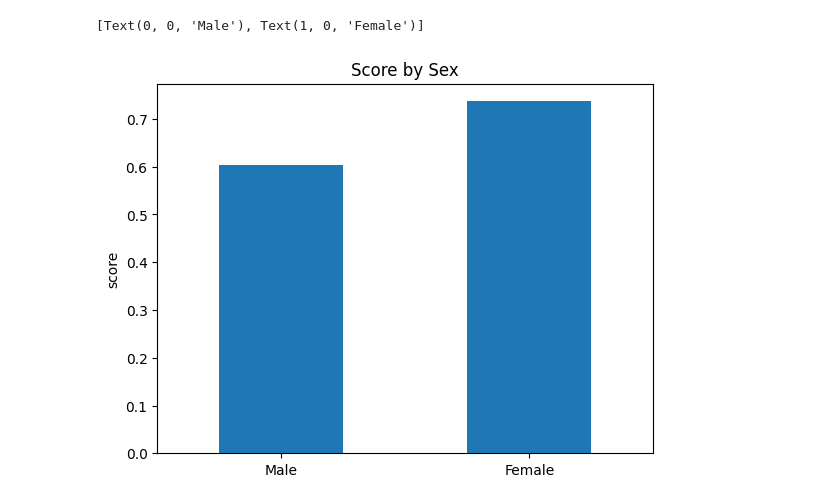
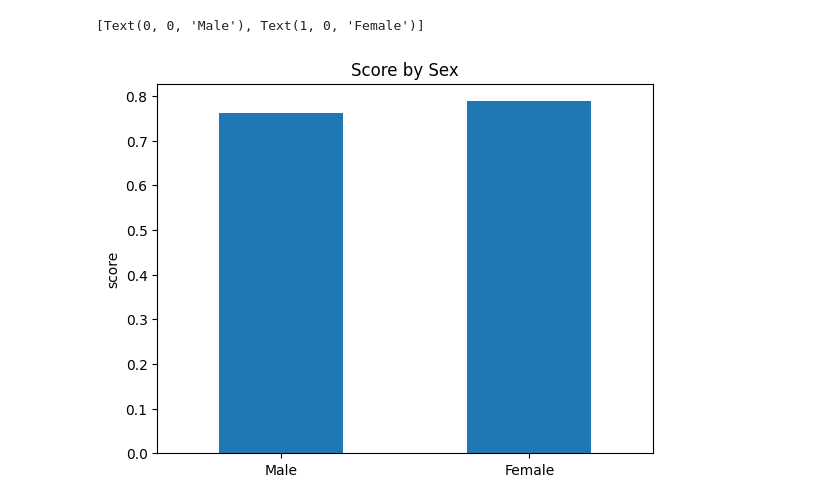
Before and after one commit to PIWEEK/ethicai, a Jupyter notebook: diabetes/Try3.ipynb, the cells around one changed output. Cells and saved outputs as stored; diff of their text form; code cells hidden in the pictures.

```diff
--- a/diabetes/Try3.ipynb
+++ b/diabetes/Try3.ipynb
@@ -90,7 +104,9 @@ target_bias_data = bias_data.target
 # %%
+set_seed(400)
 train_xf = Pipeline(
     [
-        ('cla', RandomForestClassifier())
+        ('scale_xf', scale_xf),
+        ('cla', KNeighborsClassifier())
     ]
 ).set_output(transform='pandas')
 
@@ -102,35 +118,35 @@ params = [
     },
     {
         'cla': (MLPClassifier(),),
-        'cla__hidden_layer_sizes': [(20,), (25,), (30,)],
-        'cla__activation': ['logistic', 'relu'],
-        'cla__max_iter': [1500]
+        'cla__hidden_layer_sizes': [(80,), (90,), (100,), (120,)],
+        'cla__activation': ['logistic', 'relu', 'tanh'],
+        'cla__solver': ['sgd'],
+        'cla__learning_rate': ['adaptive', 'constant'],
+        'cla__max_iter': [3500],
+        'cla__random_state': [1]
     },
-    {
-        'cla': (DecisionTreeClassifier(),),
-        'cla__criterion': ['gini', 'entropy'],
-        'cla__max_depth': [5, 8, 10]
-    },
-    {
-        'cla': (RandomForestClassifier(),),
-        'cla__n_estimators': [50, 100, 150],
-        'cla__max_depth': [5, 8, 10]
-    }
+    # {
+    #     'cla': (DecisionTreeClassifier(),),
+    #     'cla__criterion': ['gini', 'entropy'],
+    #     'cla__max_depth': [5, 8, 10]
+    # },
+    # {
+    #     'cla': (RandomForestClassifier(),),
+    #     'cla__n_estimators': [50, 100, 150],
+    #     'cla__max_depth': [5, 8, 10]
+    # }
 ]
 
 gs = GridSearchCV(
     estimator=train_xf,
     param_grid=params,
-    #scoring='roc_auc',
+    scoring='roc_auc',
     error_score='raise',
     cv=5,
     verbose=1,  # Set to 10 to print traces and know the % progress (very verbose)
     n_jobs=-2   # -1 uses all CPU cores; you can give a number > 0 to use that number of cores
 )
 # %%
-# train_xf.fit(full_data, full_data.Y)
-gs.fit(train_orig_data, target_bias_data)
+gs.fit(train_orig_data, target_orig_data)
 best_train_xf = gs.best_estimator_
-# result = pd.DataFrame(gs.cv_results_).sort_values(by='rank_test_score').reset_index(drop=True)
-# result
 # %% [output]
@@ -196,12 +242,12 @@ plt.show()
 # %%
 graph = disaggr[['sex', 'value']] \
              .head(2) \
              .rename(columns={'value': 'Score'}) \
              .replace({2: 'Female', 1: 'Male'})
 
-plot = biased_graph.plot.bar(ylabel='score', legend=False, title='Score by Sex')
+plot = graph.plot.bar(ylabel='score', legend=False, title='Score by Sex')
 plot.set_xticklabels(graph.sex,
                      rotation=0)
 # %% [output]
 [Text(0, 0, 'Male'), Text(1, 0, 'Female')]
-[figure, old version]
+[figure, new version]
```
Also changed, not shown: parts of 7 cells of this notebook.
